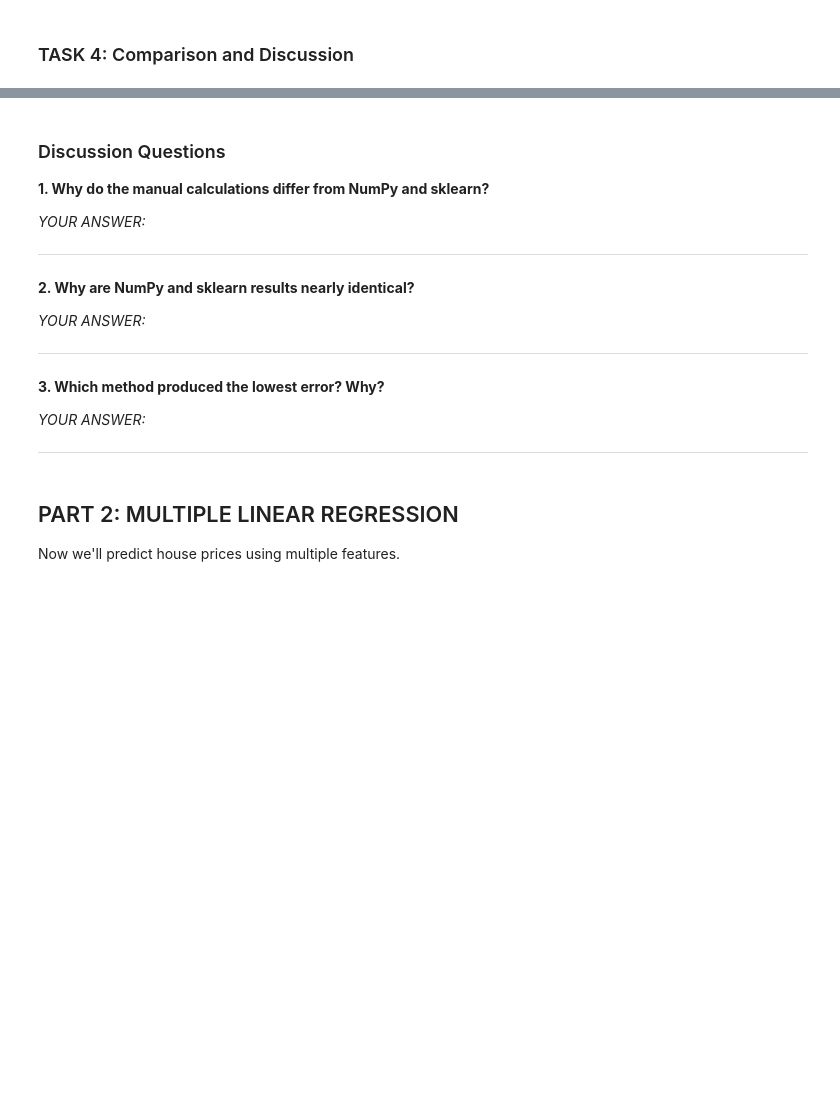
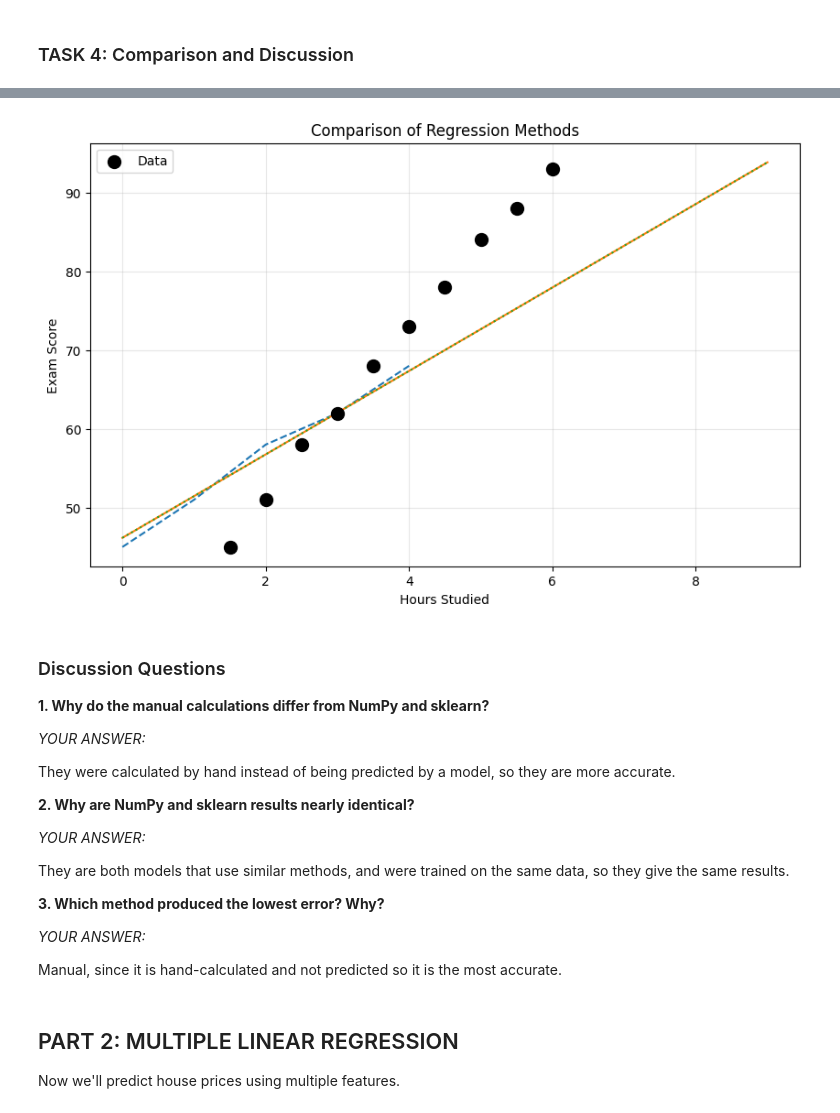
Before and after one commit to rishabh-samurai10/bwsi-comp-problem-solving, a Jupyter notebook: mod5_supervised_learning/3_more_regression.ipynb, the cells around one changed output, grey strips where cells are left out. Drawn from its saved outputs; the diff is of its cells as text; code cells hidden in the pictures; blank space fills up the shorter version.

```diff
--- a/mod5_supervised_learning/3_more_regression.ipynb
+++ b/mod5_supervised_learning/3_more_regression.ipynb
@@ -156,7 +157,7 @@ MSE: 0.00
 # %%
 # TODO: Prepare the design matrix
 # Hint: Use np.column_stack to combine a column of ones with the Hours_Studied values
-X_numpy = np.column_stack(np.array(1), x_manual)
+X_numpy = np.column_stack((np.ones(10), df['Hours_Studied']))
 y_numpy = df['Exam_Score'].values
 
 # TODO: Use np.linalg.lstsq
@@ -172,9 +173,9 @@ print(f"Intercept (b): {b_numpy}")
 print(f"Equation: y = {m_numpy:.2f}x + {b_numpy:.2f}\n")
 
 # TODO: Calculate predictions and errors
-y_pred_numpy = # TODO: Calculate predictions (matrix multiplication)
-mae_numpy = # TODO: Calculate MAE
-mse_numpy = # TODO: Calculate MSE
+y_pred_numpy = X_numpy @ solution
+mae_numpy = mean_absolute_error(y_true=y_numpy, y_pred=y_pred_numpy)
+mse_numpy = mean_squared_error(y_true=y_numpy, y_pred=y_pred_numpy)
 
 print(f"MAE: {mae_numpy:.2f}")
 print(f"MSE: {mse_numpy:.2f}")
@@ -192,16 +199,16 @@ SyntaxError: invalid syntax (1234396917.py, line 7)
  **Note:** sklearn automatically handles the intercept internally (with `fit_intercept=True` by default), so we don't need to add a column of ones!
 # %%
 # TODO: Reshape X for sklearn (needs 2D array)
-X_sklearn = # TODO: Reshape Hours_Studied to (-1, 1)
+X_sklearn = df['Hours_Studied'].values.reshape(-1, 1)
 y_sklearn = df['Exam_Score'].values
 
 # TODO: Create and fit the model
-model = # TODO: Create LinearRegression object
-# TODO: Fit the model
+model = LinearRegression()
+model.fit(X_sklearn, y_sklearn)
 
 # TODO: Extract coefficients
-m_sklearn = # TODO: Get slope from model.coef_
-b_sklearn = # TODO: Get intercept from model.intercept_
+m_sklearn = (model.coef_)[0]
+b_sklearn = model.intercept_
 
 print("TASK 3 - Sklearn LinearRegression (all 10 points):")
 print(f"Slope (m): {m_sklearn}")
@@ -209,9 +216,9 @@ print(f"Intercept (b): {b_sklearn}")
 print(f"Equation: y = {m_sklearn:.2f}x + {b_sklearn:.2f}\n")
 
 # TODO: Calculate predictions and errors
-y_pred_sklearn = # TODO: Make predictions
-mae_sklearn = # TODO: Calculate MAE
-mse_sklearn = # TODO: Calculate MSE
+y_pred_sklearn = model.predict(X_sklearn)
+mae_sklearn = mean_absolute_error(y_true=y_sklearn, y_pred=y_pred_sklearn)
+mse_sklearn = mean_squared_error(y_true=y_sklearn, y_pred=y_pred_sklearn)
 
 print(f"MAE: {mae_sklearn:.2f}")
 print(f"MSE: {mse_sklearn:.2f}")
@@ -230,20 +254,25 @@ print(f"{'Sklearn (10 points)':<30} {0:<12.4f} {0:<12.4f} {0:<10.2f} {0:<10.2f}"
 # %%
 # TODO: Plot all three regression lines
 plt.figure(figsize=(10, 6))
 plt.scatter(df['Hours_Studied'], df['Exam_Score'], color='black', s=100, label='Data', zorder=3)
 
 # TODO: Create x range for plotting
 x_range = np.linspace(1, 6, 100)
 
 # TODO: Plot each regression line with different styles
 # Hint: Use different linestyles: '--', '-', ':'
+plt.plot(y_pred_manual, linestyle='--')
+plt.plot(y_pred_numpy, linestyle='-')
+plt.plot(y_pred_sklearn, linestyle=':')
 
 plt.xlabel('Hours Studied')
 plt.ylabel('Exam Score')
 plt.title('Comparison of Regression Methods')
 plt.legend()
 plt.grid(True, alpha=0.3)
 plt.show()
+# %% [output]
+[figure, added]
 # %% [markdown]
  ### Discussion Questions
 
@@ -257,7 +286,7 @@ plt.show()
 
 
 
- ---
+They were calculated by hand instead of being predicted by a model, so they are more accurate.
 
 
 
@@ -269,7 +298,7 @@ plt.show()
 
 
 
- ---
+They are both models that use similar methods, and were trained on the same data, so they give the same results.
 
 
 
@@ -281,7 +310,7 @@ plt.show()
 
 
 
- ---
+ Manual, since it is hand-calculated and not predicted so it is the most accurate.
 # %% [markdown]
  ## PART 2: MULTIPLE LINEAR REGRESSION
 
```
Also changed, not shown: parts of 11 cells of this notebook, 1 other file.
